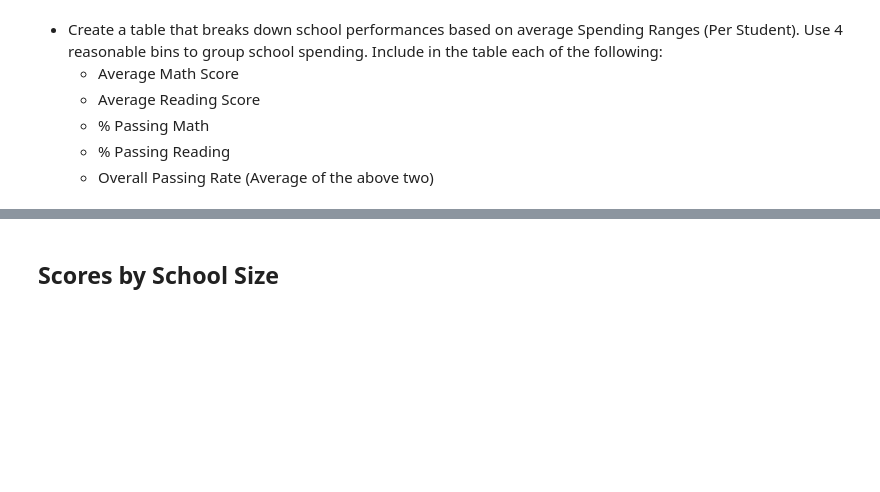
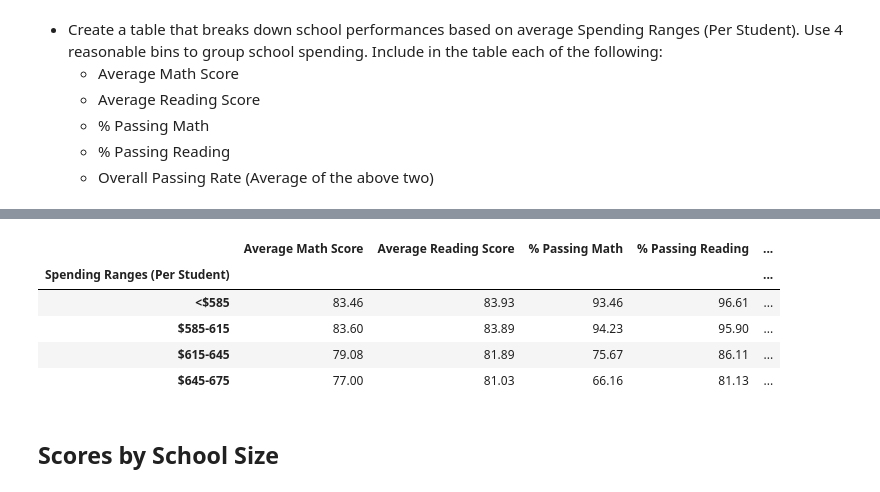
Before and after one commit to rflammia-py/pandas-challenge, a Jupyter notebook: PyCitySchools/PyCitySchools_starter.ipynb, the cells around one changed output, grey strips where cells are left out. Saved outputs shown, nothing was run; the diff lists cells and outputs as text; code cells hidden in the pictures; blank space fills up the shorter version.

```diff
--- a/PyCitySchools/PyCitySchools_starter.ipynb
+++ b/PyCitySchools/PyCitySchools_starter.ipynb
@@ -333,3 +333,52 @@ reading_scores
+# %%
+#create bins
+bins = [0, 585, 615, 645, 675]
+group_names = ["<$585", "$585-615", "$615-645", "$645-675"]
+school_summary["Spending Ranges (Per Student)"]=pd.cut(stu_budget,bins,labels=group_names)
+
+#group by spending
+by_spending = school_summary.set_index('Spending Ranges (Per Student)').groupby(["Spending Ranges (Per Student)"])
+
+#calculate scores
+avg_math_byspend = by_spending['Average Math Score'].mean()
+avg_read_byspend = by_spending['Average Reading Score'].mean()
+pass_math_byspend = by_spending['% Passing Math'].mean()
+pass_read_byspend = by_spending['% Passing Reading'].mean()
+pass_overall_byspend = by_spending['Overall % Passing Rate'].mean()
+
+
+#build dataframe
+scores_by_spending = pd.DataFrame({
+    "Average Math Score": avg_math_byspend,
+    "Average Reading Score": avg_read_byspend,
+    '% Passing Math': pass_math_byspend,
+    '% Passing Reading': pass_read_byspend,
+    "Overall % Passing Rate": pass_overall_byspend
+
+})
+
+#reorder
+scores_by_spending = scores_by_spending[[
+    "Average Math Score",
+    "Average Reading Score",
+    "% Passing Math",
+    "% Passing Reading",
+    "Overall % Passing Rate"]]
+
+#format
+scores_by_spending = scores_by_spending.style.format({"Average Math Score": '{:.2f}',
+                          "Average Reading Score": '{:.2f}',
+                          "% Passing Math": "{:.2f}",
+                          "% Passing Reading": "{:.2f}",
+                          "Overall % Passing Rate": "{:.2f}"})
+scores_by_spending
+# %% [output]
+|  | Average Math Score | Average Reading Score | % Passing Math | % Passing Reading | ... |
+| Spending Ranges (Per Student) |  |  |  |  | ... |
+| <$585 | 83.46 | 83.93 | 93.46 | 96.61 | ... |
+| $585-615 | 83.60 | 83.89 | 94.23 | 95.90 | ... |
+| $615-645 | 79.08 | 81.89 | 75.67 | 86.11 | ... |
+| $645-675 | 77.00 | 81.03 | 66.16 | 81.13 | ... |
 # %% [markdown]
 ## Scores by School Size
 # %% [markdown]
```
Also changed, not shown: parts of 11 cells of this notebook.
